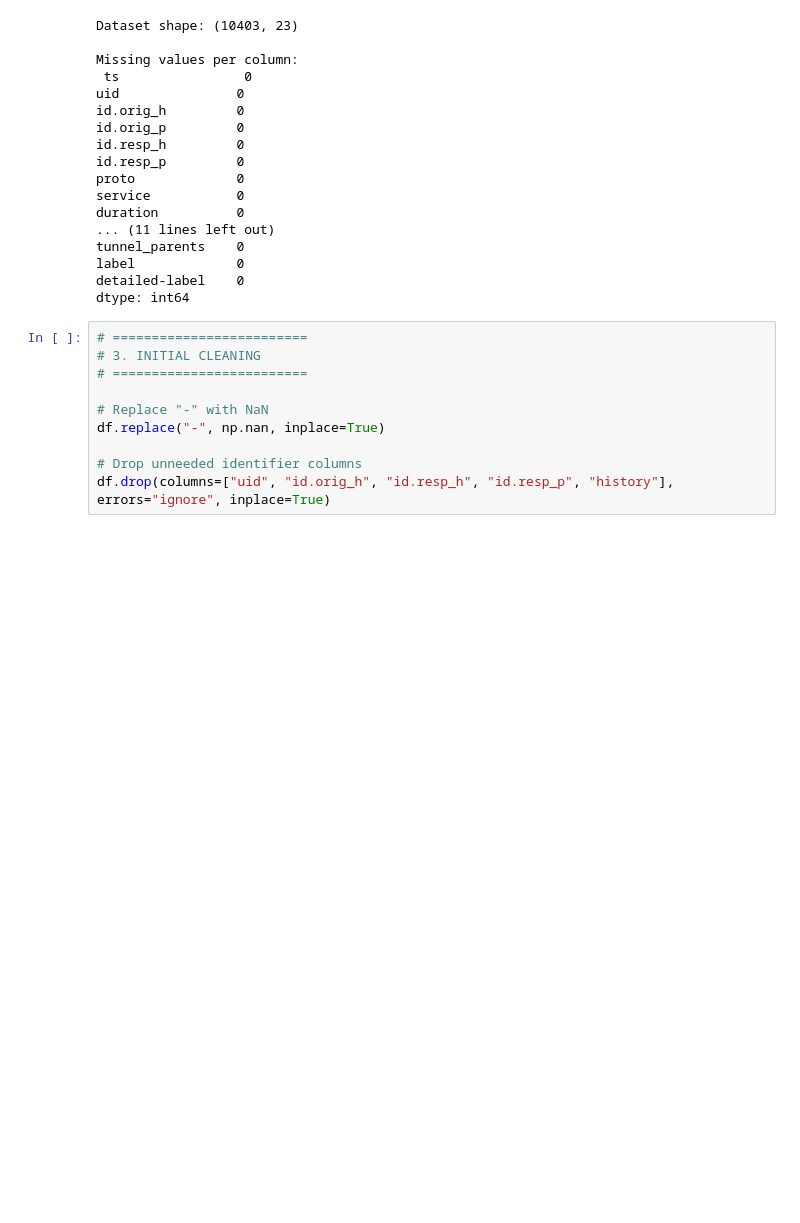
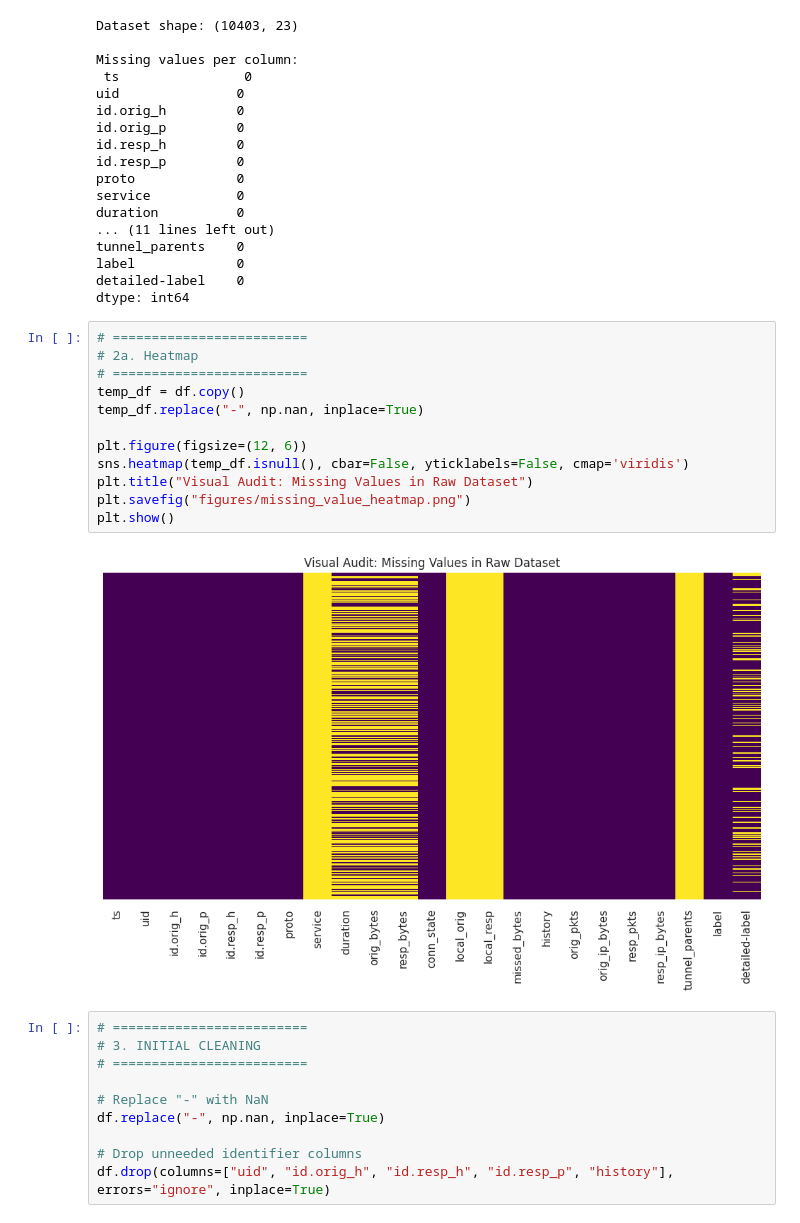
Before and after one commit to mrivassnj-svg/HCC_ITAI_1371_SPR26, a Jupyter notebook: Mid_Term_EDA_Omar_Final.ipynb, the cells around one changed output. Cells and saved outputs as stored; diff of their text form; blank space fills up the shorter version.

```diff
--- a/Mid_Term_EDA_Omar_Final.ipynb
+++ b/Mid_Term_EDA_Omar_Final.ipynb
@@ -59,6 +70,20 @@ tunnel_parents    0
 label             0
 detailed-label    0
 dtype: int64
+# %%
+# =========================
+# 2a. Heatmap
+# =========================
+temp_df = df.copy()
+temp_df.replace("-", np.nan, inplace=True)
+
+plt.figure(figsize=(12, 6))
+sns.heatmap(temp_df.isnull(), cbar=False, yticklabels=False, cmap='viridis')
+plt.title("Visual Audit: Missing Values in Raw Dataset")
+plt.savefig("figures/missing_value_heatmap.png")
+plt.show()
+# %% [output]
+[figure, added]
 # %%
 # =========================
 # 3. INITIAL CLEANING
```
Also changed, not shown: parts of 9 cells of this notebook.
